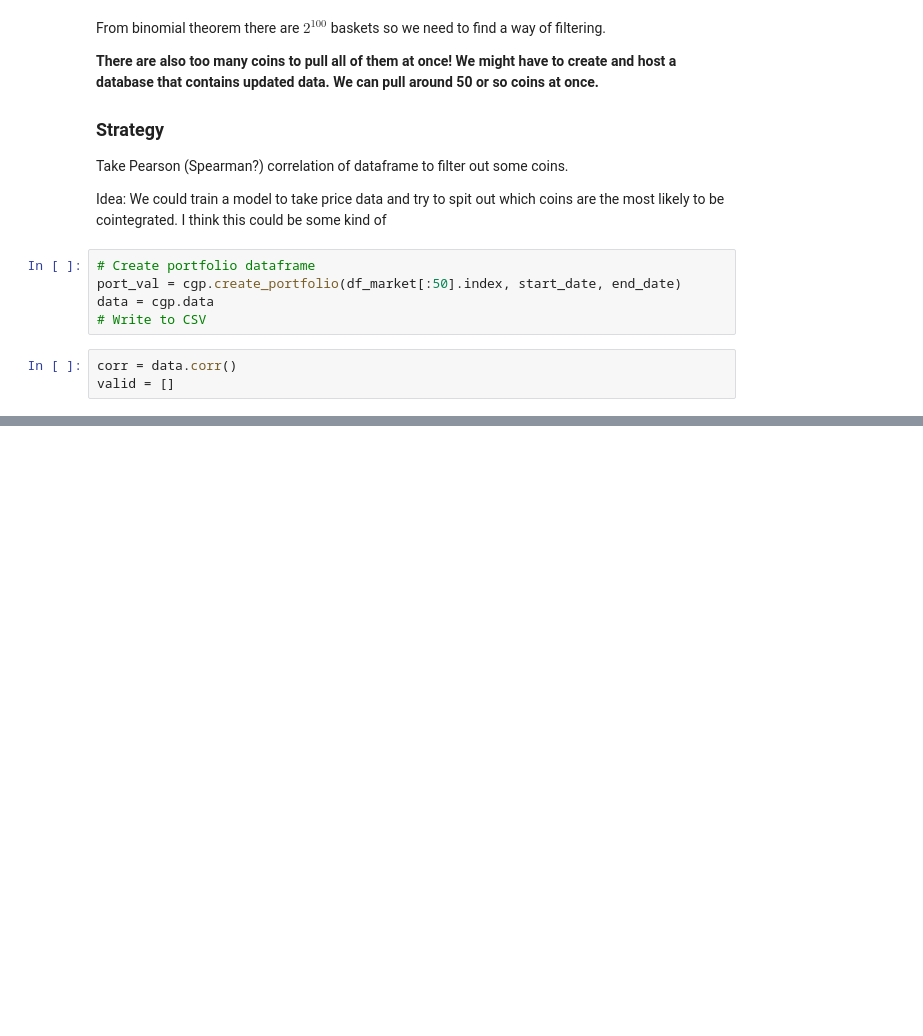
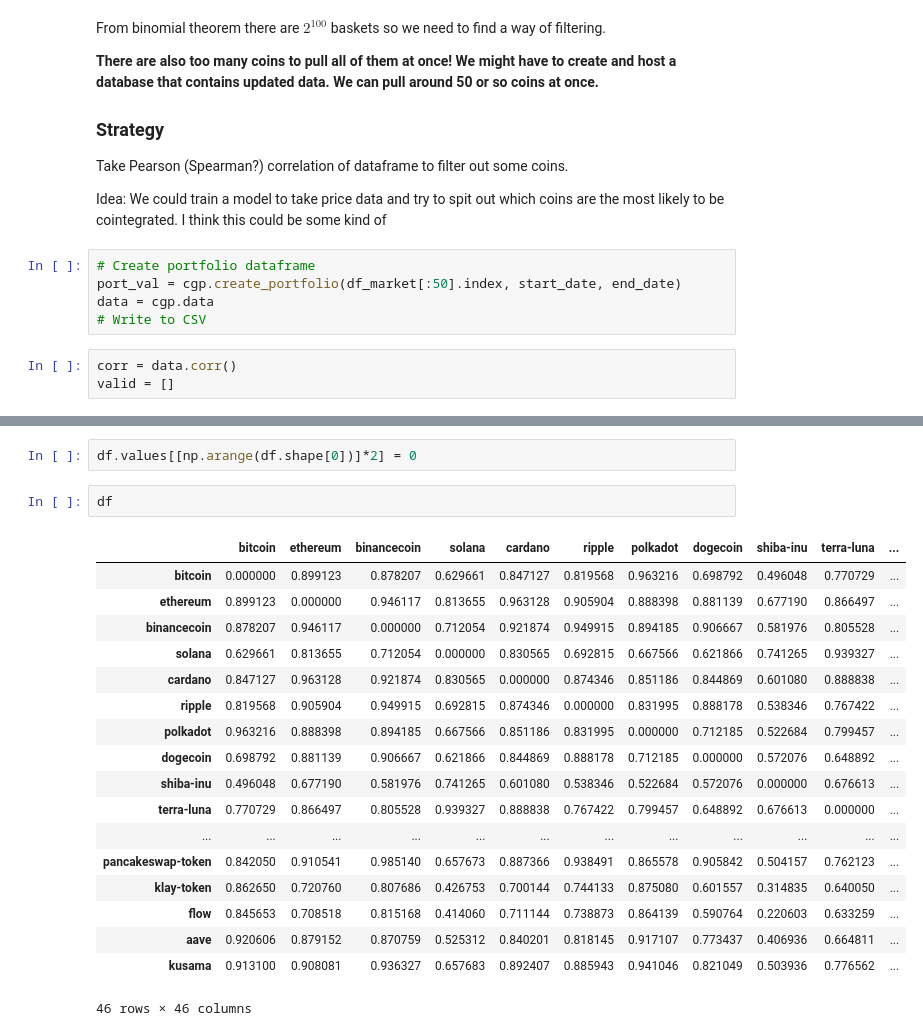
Before and after one commit to jcanedo279/cointegridy, a Jupyter notebook: src/cointegration.ipynb, the cells around one changed output, grey strips where cells are left out. Drawn from its saved outputs; the diff is of its cells as text; blank space fills up the shorter version.

```diff
--- a/src/cointegration.ipynb
+++ b/src/cointegration.ipynb
@@ -312,0 +365,23 @@ corr
+# %%
+df.values[[np.arange(df.shape[0])]*2] = 0
+# %%
+df
+# %% [output]
+|  | bitcoin | ethereum | binancecoin | solana | cardano | ripple | polkadot | dogecoin | shiba-inu | terra-luna | ... |
+| bitcoin | 0.000000 | 0.899123 | 0.878207 | 0.629661 | 0.847127 | 0.819568 | 0.963216 | 0.698792 | 0.496048 | 0.770729 | ... |
+| ethereum | 0.899123 | 0.000000 | 0.946117 | 0.813655 | 0.963128 | 0.905904 | 0.888398 | 0.881139 | 0.677190 | 0.866497 | ... |
+| binancecoin | 0.878207 | 0.946117 | 0.000000 | 0.712054 | 0.921874 | 0.949915 | 0.894185 | 0.906667 | 0.581976 | 0.805528 | ... |
+| solana | 0.629661 | 0.813655 | 0.712054 | 0.000000 | 0.830565 | 0.692815 | 0.667566 | 0.621866 | 0.741265 | 0.939327 | ... |
+| cardano | 0.847127 | 0.963128 | 0.921874 | 0.830565 | 0.000000 | 0.874346 | 0.851186 | 0.844869 | 0.601080 | 0.888838 | ... |
+| ripple | 0.819568 | 0.905904 | 0.949915 | 0.692815 | 0.874346 | 0.000000 | 0.831995 | 0.888178 | 0.538346 | 0.767422 | ... |
+| polkadot | 0.963216 | 0.888398 | 0.894185 | 0.667566 | 0.851186 | 0.831995 | 0.000000 | 0.712185 | 0.522684 | 0.799457 | ... |
+| dogecoin | 0.698792 | 0.881139 | 0.906667 | 0.621866 | 0.844869 | 0.888178 | 0.712185 | 0.000000 | 0.572076 | 0.648892 | ... |
+| shiba-inu | 0.496048 | 0.677190 | 0.581976 | 0.741265 | 0.601080 | 0.538346 | 0.522684 | 0.572076 | 0.000000 | 0.676613 | ... |
+| terra-luna | 0.770729 | 0.866497 | 0.805528 | 0.939327 | 0.888838 | 0.767422 | 0.799457 | 0.648892 | 0.676613 | 0.000000 | ... |
+| ... | ... | ... | ... | ... | ... | ... | ... | ... | ... | ... | ... |
+| pancakeswap-token | 0.842050 | 0.910541 | 0.985140 | 0.657673 | 0.887366 | 0.938491 | 0.865578 | 0.905842 | 0.504157 | 0.762123 | ... |
+| klay-token | 0.862650 | 0.720760 | 0.807686 | 0.426753 | 0.700144 | 0.744133 | 0.875080 | 0.601557 | 0.314835 | 0.640050 | ... |
+| flow | 0.845653 | 0.708518 | 0.815168 | 0.414060 | 0.711144 | 0.738873 | 0.864139 | 0.590764 | 0.220603 | 0.633259 | ... |
+| aave | 0.920606 | 0.879152 | 0.870759 | 0.525312 | 0.840201 | 0.818145 | 0.917107 | 0.773437 | 0.406936 | 0.664811 | ... |
+| kusama | 0.913100 | 0.908081 | 0.936327 | 0.657683 | 0.892407 | 0.885943 | 0.941046 | 0.821049 | 0.503936 | 0.776562 | ... |
+46 rows × 46 columns
```
Also changed, not shown: parts of 13 cells of this notebook, 7 other files.
